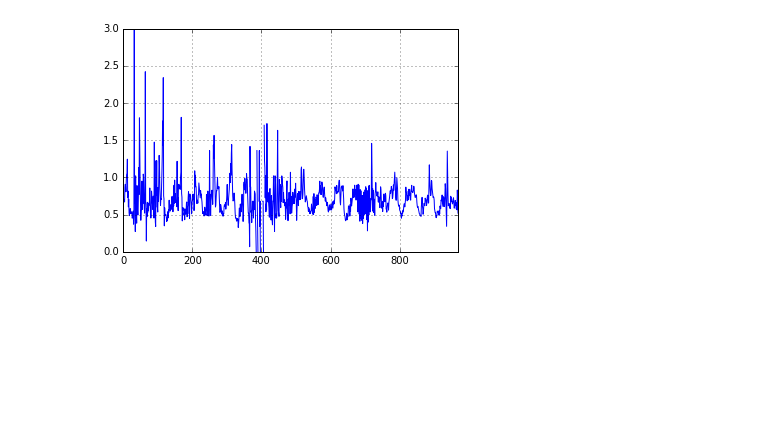
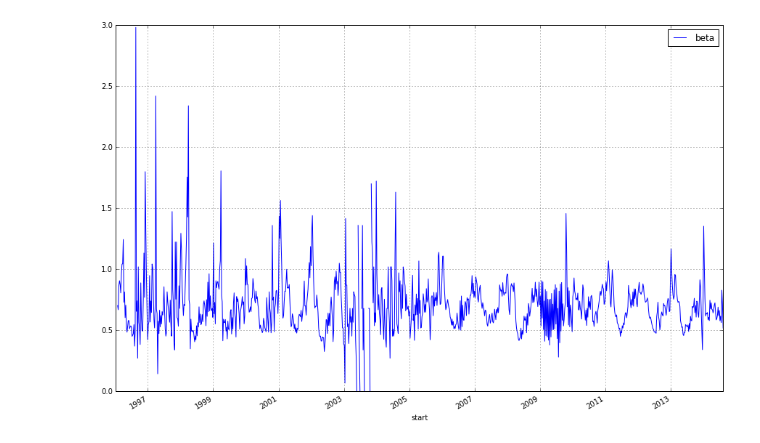
Before and after one commit to fccoelho/paperLM1, a Jupyter notebook: DATA/beta series.ipynb, the cells around one changed output. Saved outputs shown, nothing was run; the diff lists cells and outputs as text; code cells hidden in the pictures; blank space fills up the shorter version.

```diff
--- a/DATA/beta series.ipynb
+++ b/DATA/beta series.ipynb
@@ -22,0 +6,4 @@ df[:10]
+# %%
+df = pd.read_csv('data_Rt_dengue_complete.csv', parse_dates=True, index_col=1)
+df.SE = list(map(lambda x:int(str(x)[-2:]), df.SE))
+df.describe()
@@ -23,8 +47,9 @@ df[:10]
 # %%
 df['beta'] = (df.Rt*1/7)/0.21
-df.beta.plot();
+df.beta.plot(figsize=(15,10));
+plt.legend()
 plt.grid();
 # %% [output]
-[figure, old version]
+[figure, new version]
 # %%
 df['beta2'] = (df.Rt2*1/7)/0.21
```
Also changed, not shown: parts of 9 cells of this notebook.
